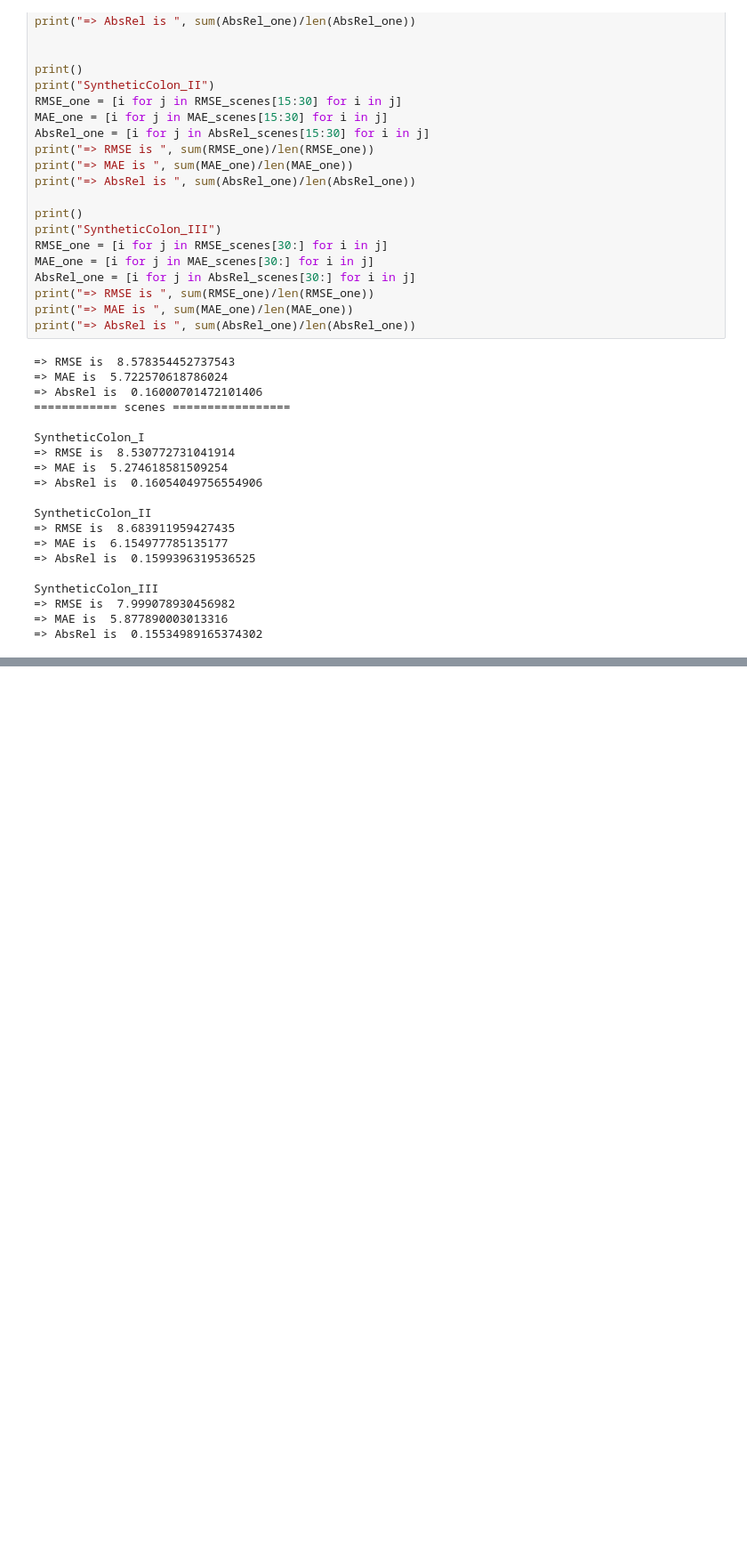
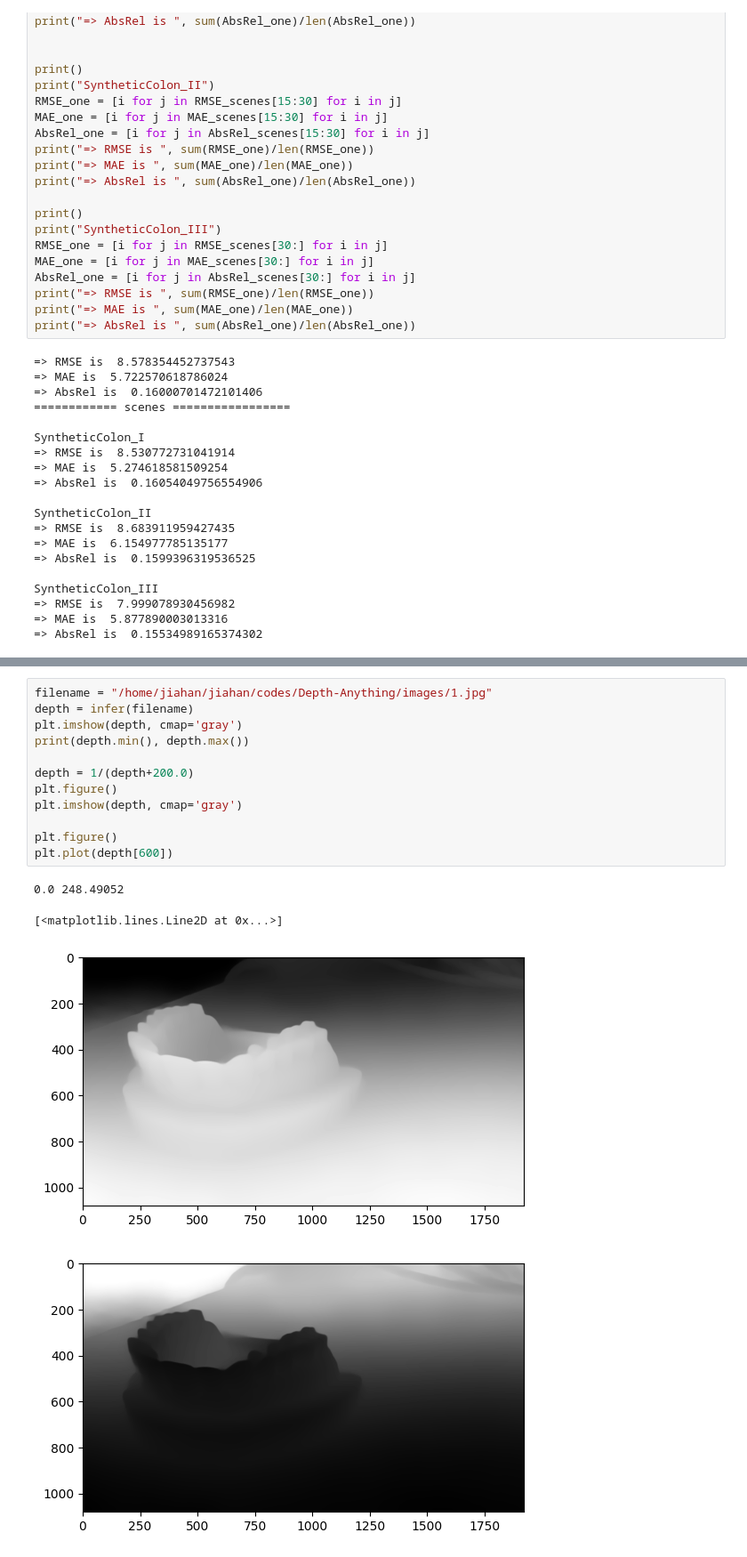
Before and after one commit to isJHan/Depth-Anything, a Jupyter notebook: infer.ipynb, the cells around one changed output, grey strips where cells are left out. Shown at 89% size. Saved outputs shown, nothing was run; the diff lists cells and outputs as text; blank space fills up the shorter version.

```diff
--- a/infer.ipynb
+++ b/infer.ipynb
@@ -258,0 +1052,17 @@ SyntheticColon_III
+# %%
+filename = "/home/jiahan/jiahan/codes/Depth-Anything/images/1.jpg"
+depth = infer(filename)
+plt.imshow(depth, cmap='gray')
+print(depth.min(), depth.max())
+
+depth = 1/(depth+200.0)
+plt.figure()
+plt.imshow(depth, cmap='gray')
+
+plt.figure()
+plt.plot(depth[600])
+# %% [output]
+0.0 248.49052
+[<matplotlib.lines.Line2D at 0x...>]
+[figure, added]
+[figure, added]
```
Also changed, not shown: parts of 45 cells of this notebook, 16 other files.
